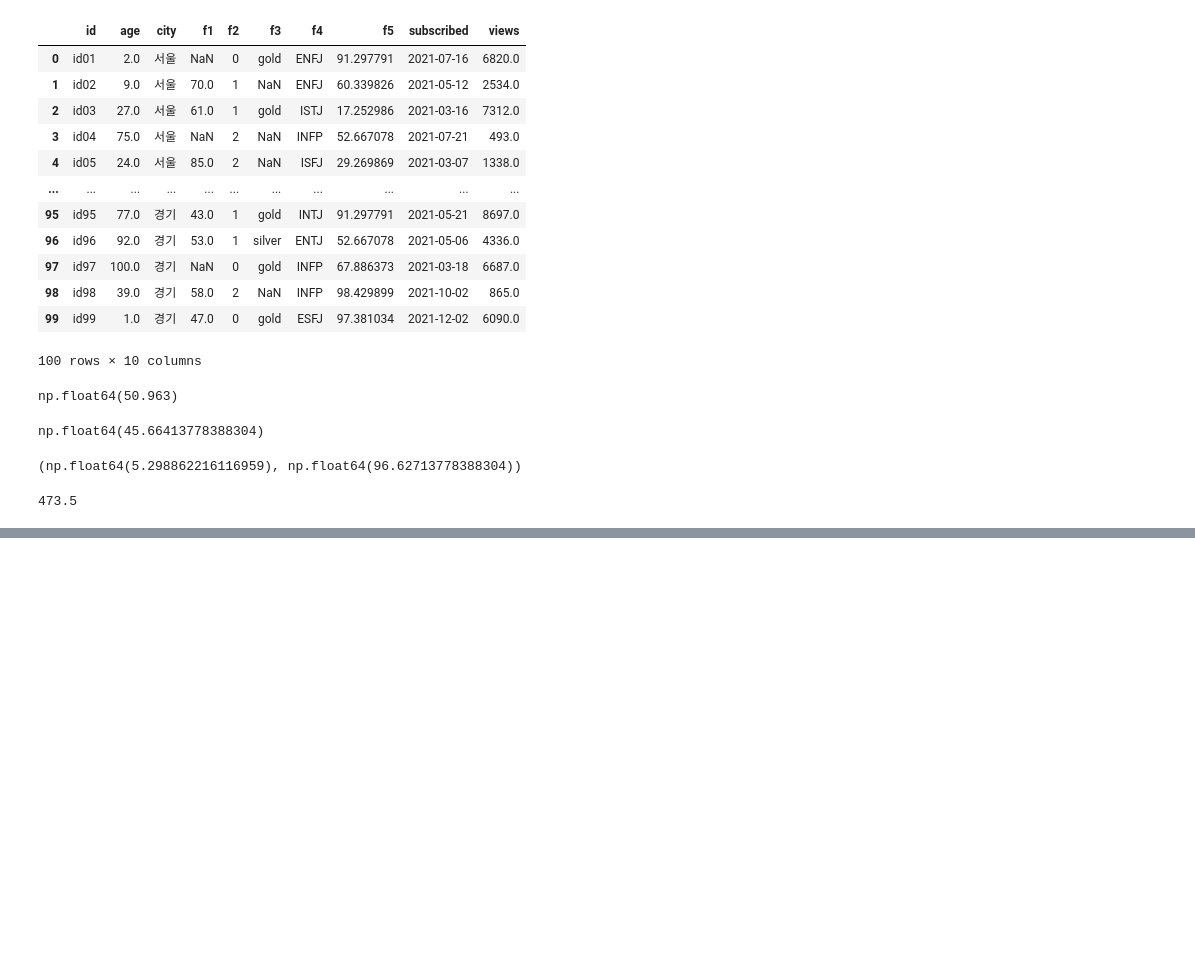
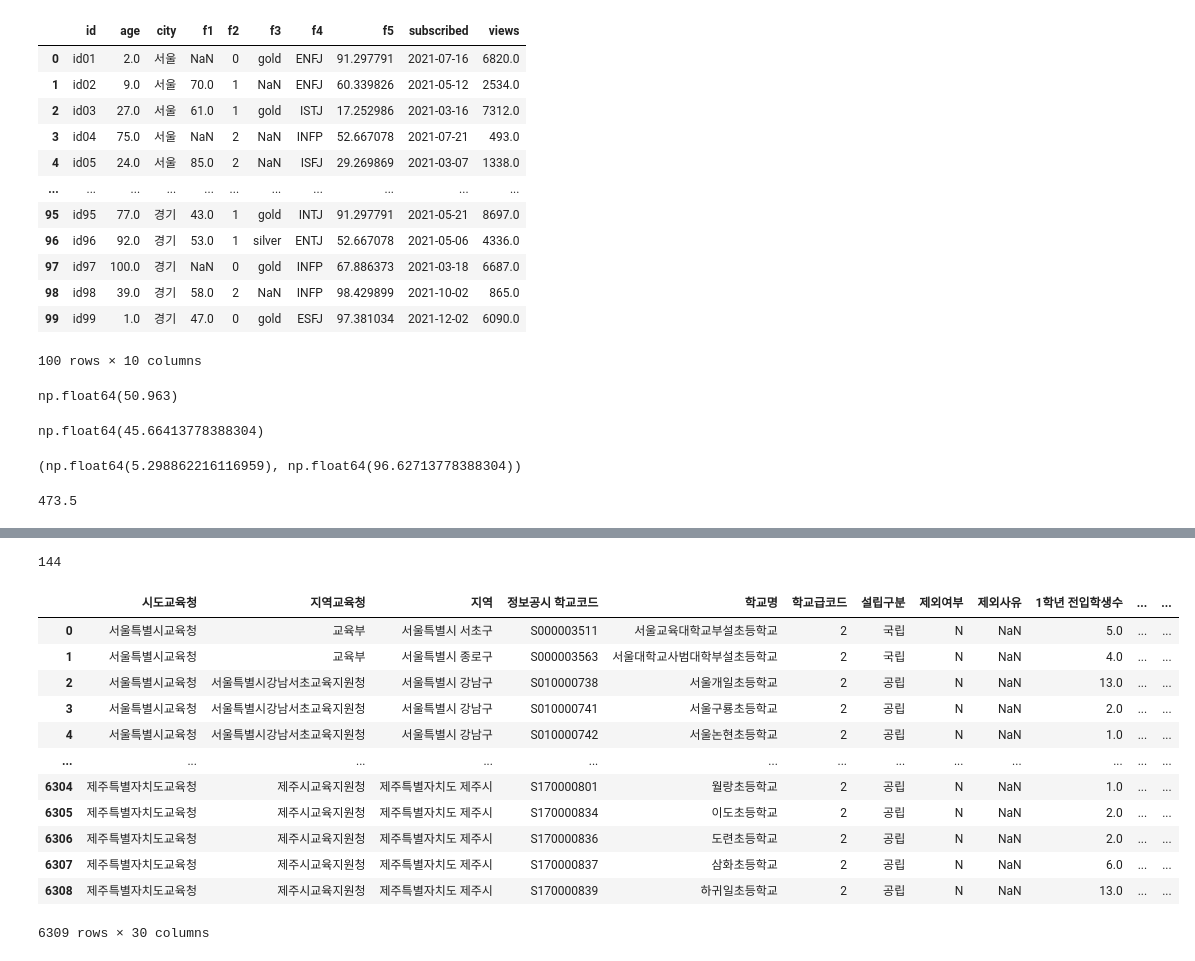
Before and after one commit to walker0625/bigdata-analysis-engineer-license, a Jupyter notebook: 4. test/1. pandas.ipynb, the cells around one changed output, grey strips where cells are left out. Cells and saved outputs as stored; diff of their text form; code cells hidden in the pictures; blank space fills up the shorter version.

```diff
--- a/4. test/1. pandas.ipynb
+++ b/4. test/1. pandas.ipynb
@@ -208,0 +430,26 @@ print(sum(df['age']))
+# %%
+cond1 = (df['bmi'] >= 18.5) & (df['bmi'] < 23)
+cond2 = (df['bmi'] >= 23) & (df['bmi'] < 25)
+
+print(abs(len(df[cond1]) - len(df[cond2])))
+# %% [output]
+144
+# %%
+import pandas as pd
+
+df = pd.read_csv('5-3student.csv')
+df
+# %% [output]
+|  | 시도교육청 | 지역교육청 | 지역 | 정보공시 학교코드 | 학교명 | 학교급코드 | 설립구분 | 제외여부 | 제외사유 | 1학년 전입학생수 | ... | ... |
+| 0 | 서울특별시교육청 | 교육부 | 서울특별시 서초구 | S000003511 | 서울교육대학교부설초등학교 | 2 | 국립 | N | NaN | 5.0 | ... | ... |
+| 1 | 서울특별시교육청 | 교육부 | 서울특별시 종로구 | S000003563 | 서울대학교사범대학부설초등학교 | 2 | 국립 | N | NaN | 4.0 | ... | ... |
+| 2 | 서울특별시교육청 | 서울특별시강남서초교육지원청 | 서울특별시 강남구 | S010000738 | 서울개일초등학교 | 2 | 공립 | N | NaN | 13.0 | ... | ... |
+| 3 | 서울특별시교육청 | 서울특별시강남서초교육지원청 | 서울특별시 강남구 | S010000741 | 서울구룡초등학교 | 2 | 공립 | N | NaN | 2.0 | ... | ... |
+| 4 | 서울특별시교육청 | 서울특별시강남서초교육지원청 | 서울특별시 강남구 | S010000742 | 서울논현초등학교 | 2 | 공립 | N | NaN | 1.0 | ... | ... |
+| ... | ... | ... | ... | ... | ... | ... | ... | ... | ... | ... | ... | ... |
+| 6304 | 제주특별자치도교육청 | 제주시교육지원청 | 제주특별자치도 제주시 | S170000801 | 월랑초등학교 | 2 | 공립 | N | NaN | 1.0 | ... | ... |
+| 6305 | 제주특별자치도교육청 | 제주시교육지원청 | 제주특별자치도 제주시 | S170000834 | 이도초등학교 | 2 | 공립 | N | NaN | 2.0 | ... | ... |
+| 6306 | 제주특별자치도교육청 | 제주시교육지원청 | 제주특별자치도 제주시 | S170000836 | 도련초등학교 | 2 | 공립 | N | NaN | 2.0 | ... | ... |
+| 6307 | 제주특별자치도교육청 | 제주시교육지원청 | 제주특별자치도 제주시 | S170000837 | 삼화초등학교 | 2 | 공립 | N | NaN | 6.0 | ... | ... |
+| 6308 | 제주특별자치도교육청 | 제주시교육지원청 | 제주특별자치도 제주시 | S170000839 | 하귀일초등학교 | 2 | 공립 | N | NaN | 13.0 | ... | ... |
+6309 rows × 30 columns
```
Also changed, not shown: parts of 41 cells of this notebook, 18 other files.
